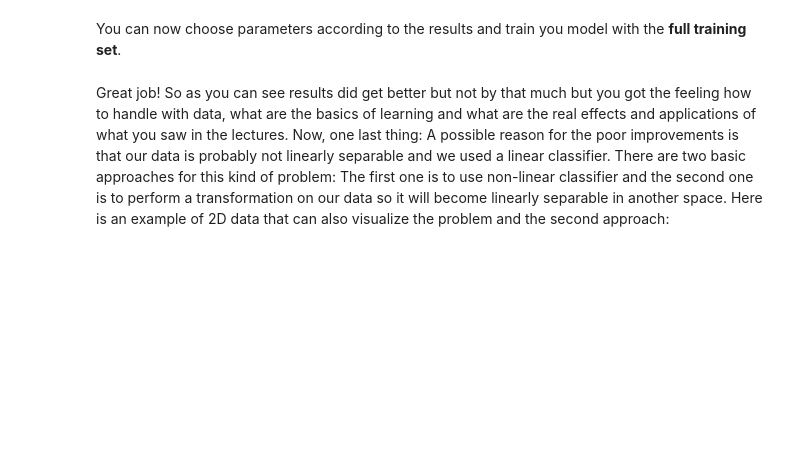
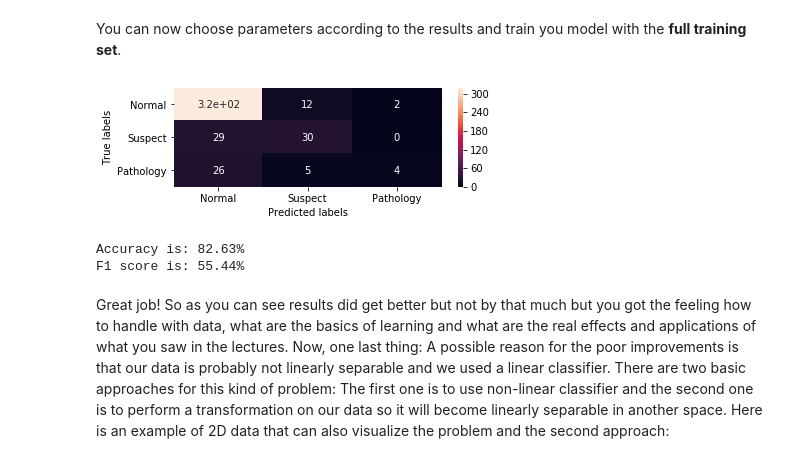
Before and after one commit to mlh-master/hw1_mlh-daniel-omer, a Jupyter notebook: HW1.ipynb, the cells around one changed output. Saved outputs shown, nothing was run; the diff lists cells and outputs as text; code cells hidden in the pictures; blank space fills up the shorter version.

Commit message:
HW1 notebook, lin_classifier
cv_kfold function update

```diff
--- a/HW1.ipynb
+++ b/HW1.ipynb
@@ -466,7 +466,7 @@ Implement the function `cv_kfold` in `lin_classifier` module. We will use `X_tra
 
 This function might take a while to perform depending on $ K $ and the number of regularization parameters you will choose.
 # %%
-C =  # make a list of up to 6 different values of regularization parameters and examine their effects
-K =  # choose a number of folds
-mode =  # mode of nsd function
+C = [0.1,1,3,5,10] # make a list of up to 6 different values of regularization parameters and examine their effects
+K = 3 # choose a number of folds
+mode = 'standard' # mode of nsd function
 val_dict = cv_kfold(X_train, y_train, C=C, penalty=['l1', 'l2'], K=K,mode=mode)
@@ -485,18 +489,22 @@ plt.show()
 # %% [markdown]
 You can now choose parameters according to the results and train you model with the **full training set**.
 # %%
-C =  # complete this part according to your best result
-penalty =  # complete this part according to your best result
+C = 10  # complete this part according to your best result
+penalty = 'l2'  # complete this part according to your best result
 logreg = LogisticRegression(solver='saga', multi_class='ovr', penalty=penalty, C=C, max_iter=10000)
-y_pred, w = pred_log(logreg,) # complete this function using nsd function
+y_pred, w = pred_log(logreg,nsd(X_train,('LB','ASTV'),mode),y_train,nsd(X_test,('LB','ASTV'),mode)) # complete this function using nsd function
 
 cnf_matrix = metrics.confusion_matrix(y_test, y_pred)
 ax1 = plt.subplot(211)
 sns.heatmap(cnf_matrix, annot=True, xticklabels=['Normal','Suspect','Pathology'], yticklabels=['Normal','Suspect','Pathology'])
 ax1.set(ylabel='True labels', xlabel='Predicted labels')
 plt.show()
 print("Accuracy is: " + str("{0:.2f}".format(100 * metrics.accuracy_score(y_test, y_pred))) + "%")
 print("F1 score is: " + str("{0:.2f}".format(100 * metrics.f1_score(y_test, y_pred, average='macro'))) + "%")
+# %% [output]
+[figure, added]
+Accuracy is: 82.63%
+F1 score is: 55.44%
 # %% [markdown]
 Great job! So as you can see results did get better but not by that much but you got the feeling how to handle with data, what are the basics of learning and what are the real effects and applications of what you saw in the lectures. Now, one last thing: A possible reason for the poor improvements is that our data is probably not linearly separable and we used a linear classifier. There are two basic approaches for this kind of problem:
 The first one is to use non-linear classifier and the second one is to perform a transformation on our data so it will become linearly separable in another space. Here is an example of 2D data that can also visualize the problem and the second approach:
```
Also changed, not shown: parts of 5 cells of this notebook, 1 other file.
